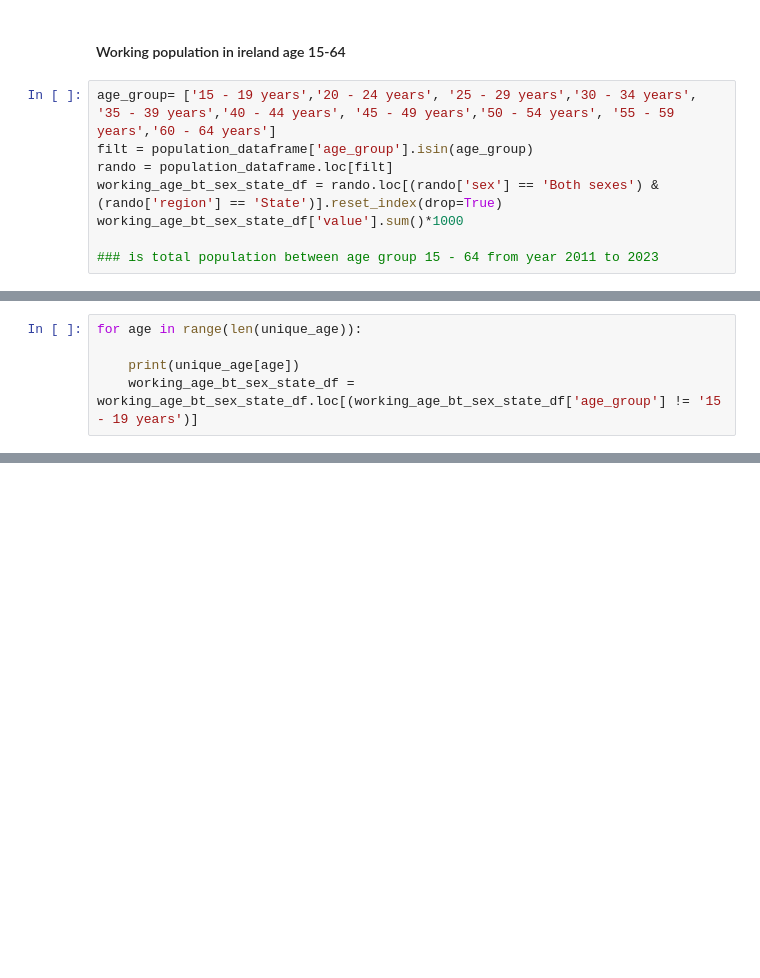
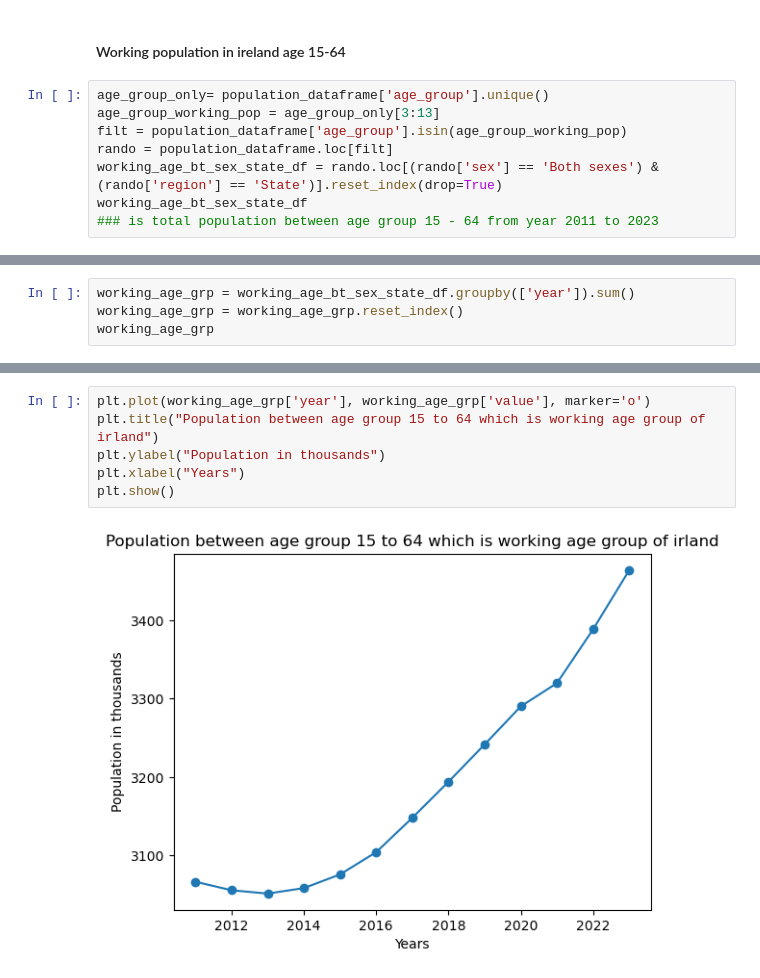
Before and after one commit to shyamghan17/Assignments, a Jupyter notebook: CA1 | Analytics on Population of Ireland.ipynb, the cells around one changed output, grey strips where cells are left out. Drawn from its saved outputs; the diff is of its cells as text; blank space fills up the shorter version.

```diff
--- a/CA1 | Analytics on Population of Ireland.ipynb
+++ b/CA1 | Analytics on Population of Ireland.ipynb
@@ -476,11 +474,11 @@ plt.show()
 # %% [markdown]
 #### Working population in ireland age 15-64
 # %%
-age_group= ['15 - 19 years','20 - 24 years', '25 - 29 years','30 - 34 years', '35 - 39 years','40 - 44 years', '45 - 49 years','50 - 54 years', '55 - 59 years','60 - 64 years']
-filt = population_dataframe['age_group'].isin(age_group)
+age_group_only= population_dataframe['age_group'].unique()
+age_group_working_pop = age_group_only[3:13]
+filt = population_dataframe['age_group'].isin(age_group_working_pop)
 rando = population_dataframe.loc[filt]
 working_age_bt_sex_state_df = rando.loc[(rando['sex'] == 'Both sexes') & (rando['region'] == 'State')].reset_index(drop=True)
-working_age_bt_sex_state_df['value'].sum()*1000
-
+working_age_bt_sex_state_df
 ### is total population between age group 15 - 64 from year 2011 to 2023
 # %% [output]
@@ -517,5 +502,4 @@ uniquess
-# %%
-for age in range(len(unique_age)):
-
-    print(unique_age[age])
-    working_age_bt_sex_state_df = working_age_bt_sex_state_df.loc[(working_age_bt_sex_state_df['age_group'] != '15 - 19 years')]
+# %%
+working_age_grp = working_age_bt_sex_state_df.groupby(['year']).sum()
+working_age_grp = working_age_grp.reset_index()
+working_age_grp
@@ -521,0 +521,8 @@ for age in range(len(unique_age)):
+# %%
+plt.plot(working_age_grp['year'], working_age_grp['value'], marker='o')
+plt.title("Population between age group 15 to 64 which is working age group of irland")
+plt.ylabel("Population in thousands")
+plt.xlabel("Years")
+plt.show()
+# %% [output]
+[figure, added]
```
Also changed, not shown: parts of 12 cells of this notebook.
